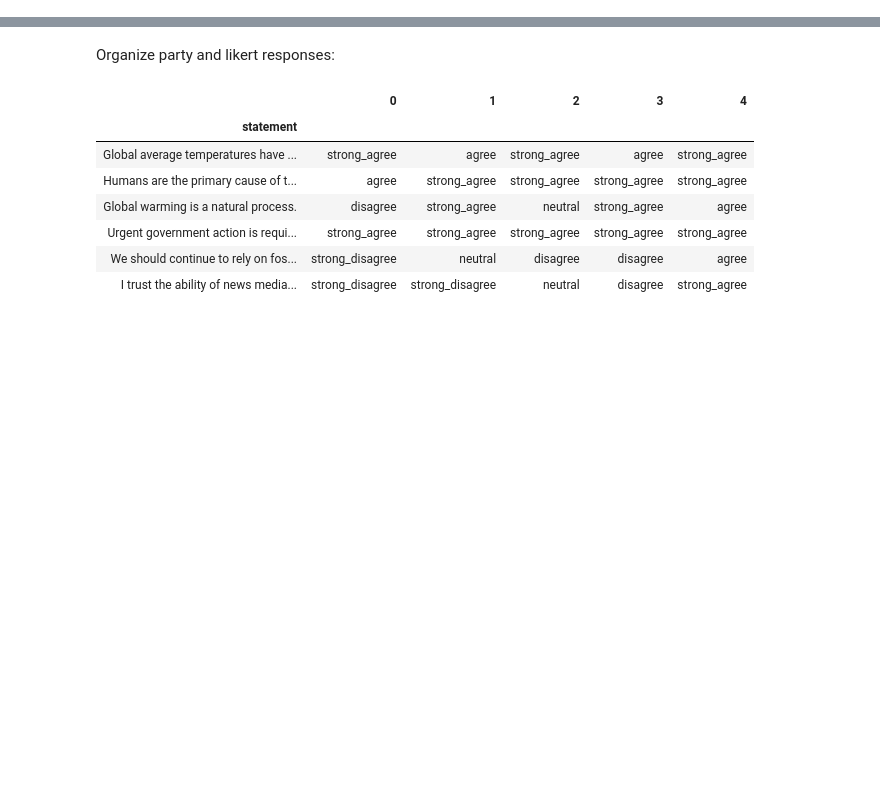
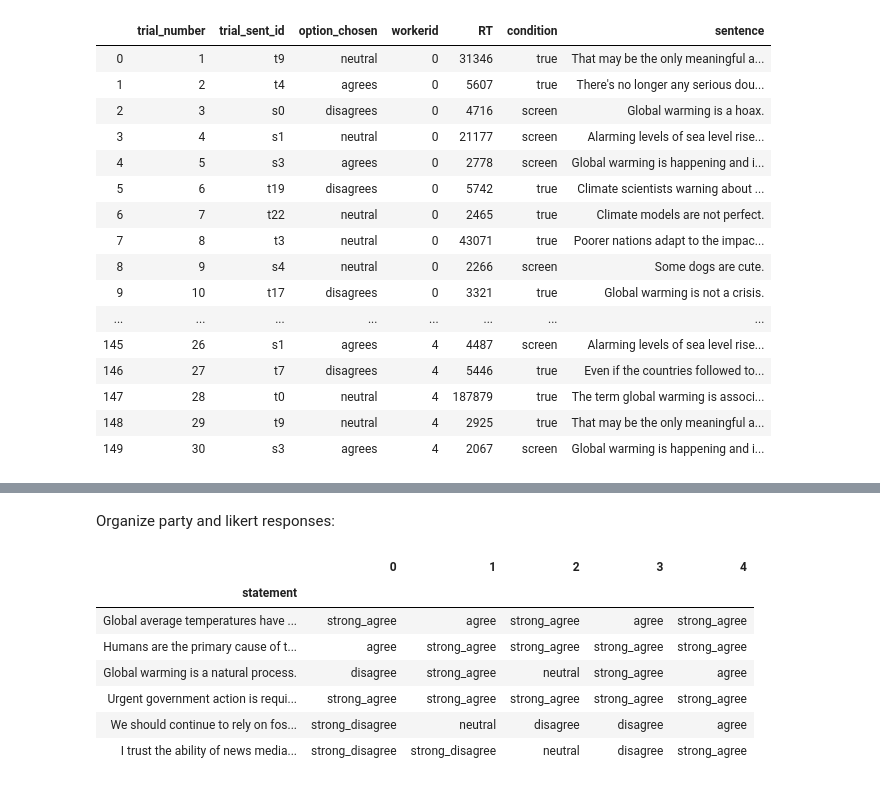
Before and after one commit to yiweiluo/GWStance, a Jupyter notebook: cc_stance/MTurk_results/Inter-annotator agreements.ipynb, the cells around one changed output, grey strips where cells are left out. Saved outputs shown, nothing was run; the diff lists cells and outputs as text; code cells hidden in the pictures; blank space fills up the shorter version.

```diff
--- a/cc_stance/MTurk_results/Inter-annotator agreements.ipynb
+++ b/cc_stance/MTurk_results/Inter-annotator agreements.ipynb
@@ -17,3 +45,3 @@ trial_info_2 = pd.read_csv(MTURK_RES_DIR + PILOT_2_DIR + "cc_stance_pilot_2-tria
 # %%
 pd.set_option('display.max_rows', 1000)
-trial_info_1
+pd.set_option('display.max_columns', 1000)
@@ -80,0 +55,20 @@ trials_per_worker_1.get_group(2)
+# %%
+TRIAL_INFOS[0]
+# %% [output]
+|  | trial_number | trial_sent_id | option_chosen | workerid | RT | condition | sentence |
+| 0 | 1 | t9 | neutral | 0 | 31346 | true | That may be the only meaningful a... |
+| 1 | 2 | t4 | agrees | 0 | 5607 | true | There's no longer any serious dou... |
+| 2 | 3 | s0 | disagrees | 0 | 4716 | screen | Global warming is a hoax. |
+| 3 | 4 | s1 | neutral | 0 | 21177 | screen | Alarming levels of sea level rise... |
+| 4 | 5 | s3 | agrees | 0 | 2778 | screen | Global warming is happening and i... |
+| 5 | 6 | t19 | disagrees | 0 | 5742 | true | Climate scientists warning about ... |
+| 6 | 7 | t22 | neutral | 0 | 2465 | true | Climate models are not perfect. |
+| 7 | 8 | t3 | neutral | 0 | 43071 | true | Poorer nations adapt to the impac... |
+| 8 | 9 | s4 | neutral | 0 | 2266 | screen | Some dogs are cute. |
+| 9 | 10 | t17 | disagrees | 0 | 3321 | true | Global warming is not a crisis. |
+| ... | ... | ... | ... | ... | ... | ... | ... |
+| 145 | 26 | s1 | agrees | 4 | 4487 | screen | Alarming levels of sea level rise... |
+| 146 | 27 | t7 | disagrees | 4 | 5446 | true | Even if the countries followed to... |
+| 147 | 28 | t0 | neutral | 4 | 187879 | true | The term global warming is associ... |
+| 148 | 29 | t9 | neutral | 4 | 2925 | true | That may be the only meaningful a... |
+| 149 | 30 | s3 | agrees | 4 | 2067 | screen | Global warming is happening and i... |
```
Also changed, not shown: parts of 32 cells of this notebook, 1 other file.
